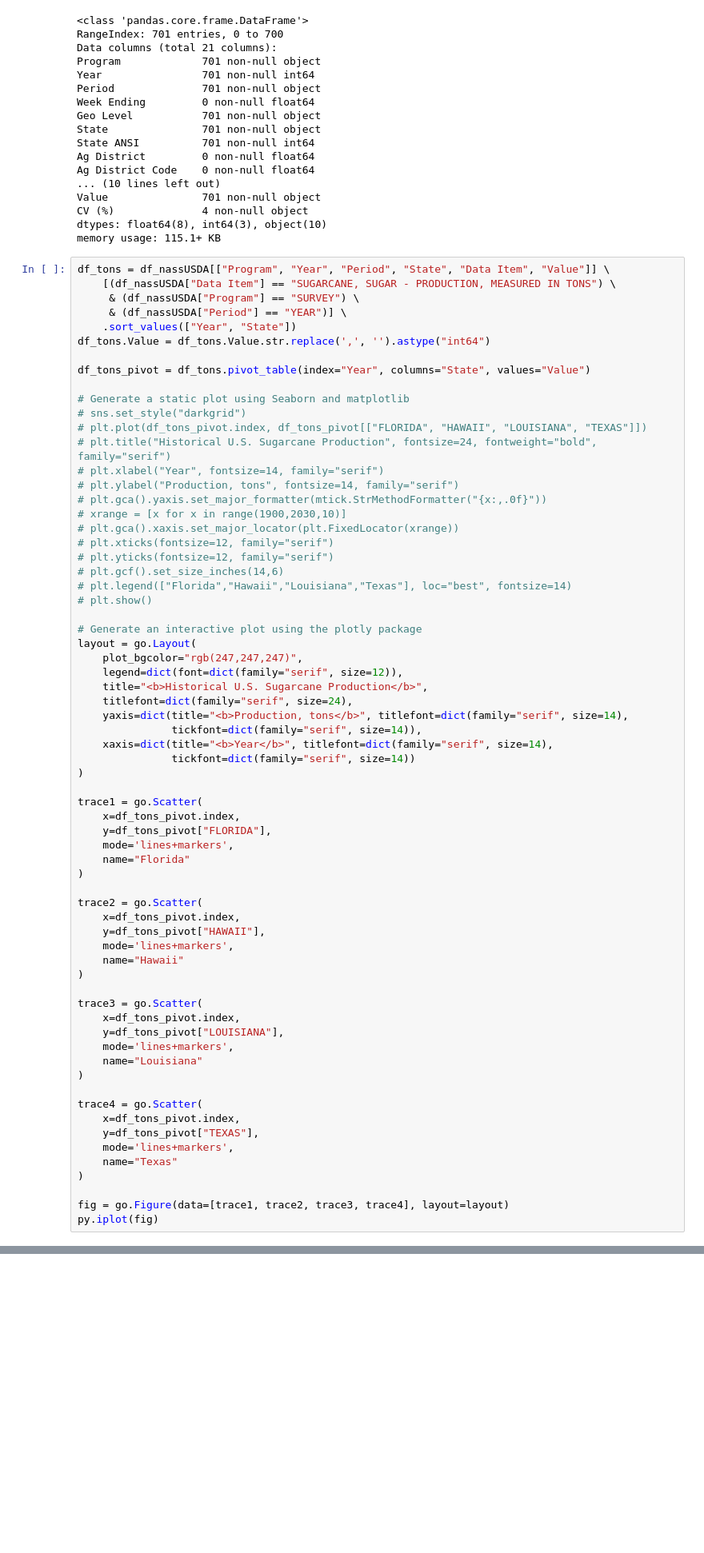
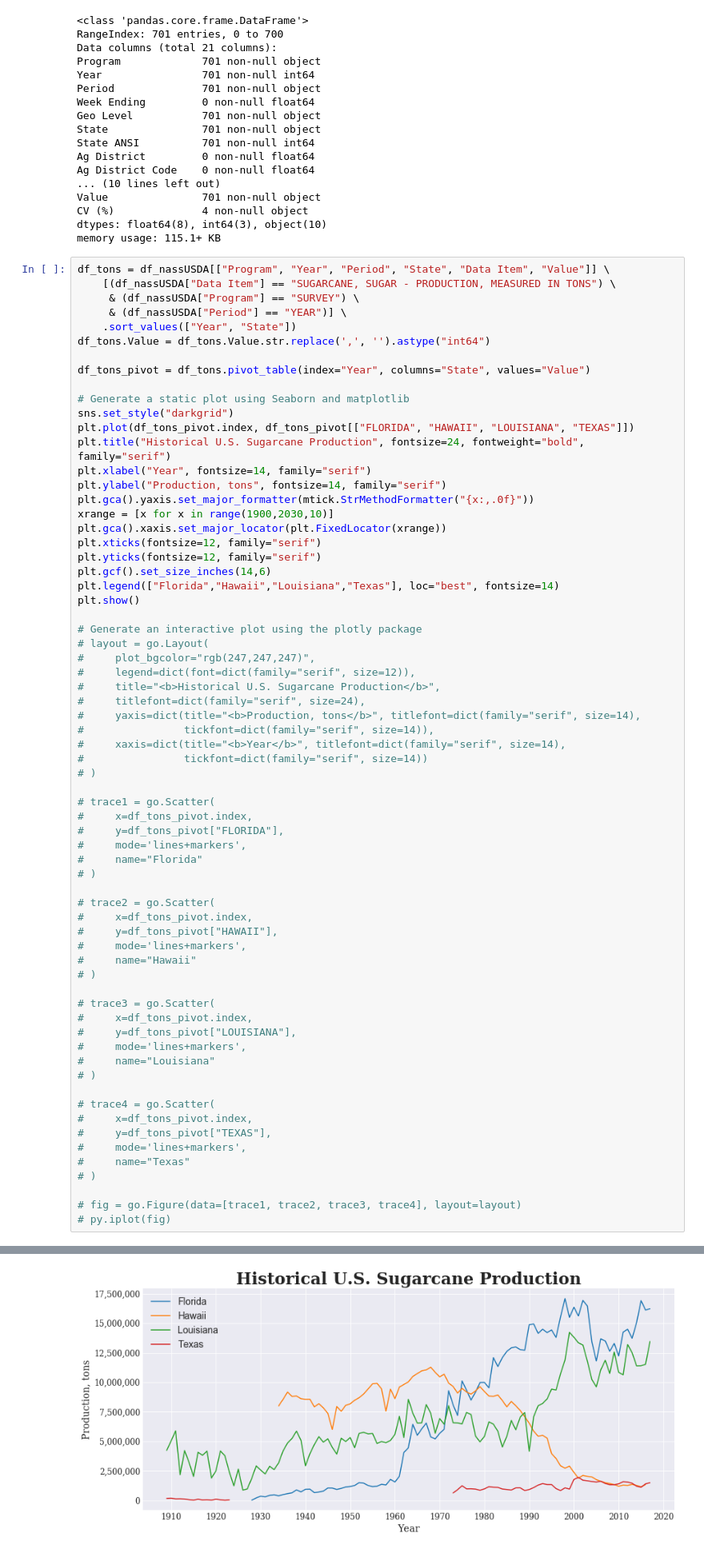
Before and after one commit to jphillips28/predicting-US-sugarcane-production, a Jupyter notebook: US_sugarcane_weather_EDA.ipynb, the cells around one changed output, grey strips where cells are left out. Shown at 80% size. Drawn from its saved outputs; the diff is of its cells as text; blank space fills up the shorter version.

```diff
--- a/US_sugarcane_weather_EDA.ipynb
+++ b/US_sugarcane_weather_EDA.ipynb
@@ -49,60 +49,60 @@ df_tons.Value = df_tons.Value.str.replace(',', '').astype("int64")
 df_tons_pivot = df_tons.pivot_table(index="Year", columns="State", values="Value")
 
 # Generate a static plot using Seaborn and matplotlib
-# sns.set_style("darkgrid")
-# plt.plot(df_tons_pivot.index, df_tons_pivot[["FLORIDA", "HAWAII", "LOUISIANA", "TEXAS"]])
-# plt.title("Historical U.S. Sugarcane Production", fontsize=24, fontweight="bold", family="serif")
-# plt.xlabel("Year", fontsize=14, family="serif")
-# plt.ylabel("Production, tons", fontsize=14, family="serif")
-# plt.gca().yaxis.set_major_formatter(mtick.StrMethodFormatter("{x:,.0f}"))
-# xrange = [x for x in range(1900,2030,10)]
-# plt.gca().xaxis.set_major_locator(plt.FixedLocator(xrange))
-# plt.xticks(fontsize=12, family="serif")
-# plt.yticks(fontsize=12, family="serif")
-# plt.gcf().set_size_inches(14,6)
-# plt.legend(["Florida","Hawaii","Louisiana","Texas"], loc="best", fontsize=14)
-# plt.show()
+sns.set_style("darkgrid")
+plt.plot(df_tons_pivot.index, df_tons_pivot[["FLORIDA", "HAWAII", "LOUISIANA", "TEXAS"]])
+plt.title("Historical U.S. Sugarcane Production", fontsize=24, fontweight="bold", family="serif")
+plt.xlabel("Year", fontsize=14, family="serif")
+plt.ylabel("Production, tons", fontsize=14, family="serif")
+plt.gca().yaxis.set_major_formatter(mtick.StrMethodFormatter("{x:,.0f}"))
+xrange = [x for x in range(1900,2030,10)]
+plt.gca().xaxis.set_major_locator(plt.FixedLocator(xrange))
+plt.xticks(fontsize=12, family="serif")
+plt.yticks(fontsize=12, family="serif")
+plt.gcf().set_size_inches(14,6)
+plt.legend(["Florida","Hawaii","Louisiana","Texas"], loc="best", fontsize=14)
+plt.show()
 
 # Generate an interactive plot using the plotly package
-layout = go.Layout(
-    plot_bgcolor="rgb(247,247,247)",
-    legend=dict(font=dict(family="serif", size=12)),
-    title="<b>Historical U.S. Sugarcane Production</b>",
-    titlefont=dict(family="serif", size=24),
-    yaxis=dict(title="<b>Production, tons</b>", titlefont=dict(family="serif", size=14),
-               tickfont=dict(family="serif", size=14)),
-    xaxis=dict(title="<b>Year</b>", titlefont=dict(family="serif", size=14),
-               tickfont=dict(family="serif", size=14))
-)
+# layout = go.Layout(
+#     plot_bgcolor="rgb(247,247,247)",
+#     legend=dict(font=dict(family="serif", size=12)),
+#     title="<b>Historical U.S. Sugarcane Production</b>",
+#     titlefont=dict(family="serif", size=24),
+#     yaxis=dict(title="<b>Production, tons</b>", titlefont=dict(family="serif", size=14),
+#                tickfont=dict(family="serif", size=14)),
+#     xaxis=dict(title="<b>Year</b>", titlefont=dict(family="serif", size=14),
+#                tickfont=dict(family="serif", size=14))
+# )
 
-trace1 = go.Scatter(
-    x=df_tons_pivot.index,
-    y=df_tons_pivot["FLORIDA"],
-    mode='lines+markers',
-    name="Florida"
-)
+# trace1 = go.Scatter(
+#     x=df_tons_pivot.index,
+#     y=df_tons_pivot["FLORIDA"],
+#     mode='lines+markers',
+#     name="Florida"
+# )
 
-trace2 = go.Scatter(
-    x=df_tons_pivot.index,
-    y=df_tons_pivot["HAWAII"],
-    mode='lines+markers',
-    name="Hawaii"
-)
+# trace2 = go.Scatter(
+#     x=df_tons_pivot.index,
+#     y=df_tons_pivot["HAWAII"],
+#     mode='lines+markers',
+#     name="Hawaii"
+# )
 
-trace3 = go.Scatter(
-    x=df_tons_pivot.index,
-    y=df_tons_pivot["LOUISIANA"],
-    mode='lines+markers',
-    name="Louisiana"
-)
+# trace3 = go.Scatter(
+#     x=df_tons_pivot.index,
+#     y=df_tons_pivot["LOUISIANA"],
+#     mode='lines+markers',
+#     name="Louisiana"
+# )
 
-trace4 = go.Scatter(
-    x=df_tons_pivot.index,
-    y=df_tons_pivot["TEXAS"],
-    mode='lines+markers',
-    name="Texas"
-)
+# trace4 = go.Scatter(
+#     x=df_tons_pivot.index,
+#     y=df_tons_pivot["TEXAS"],
+#     mode='lines+markers',
+#     name="Texas"
+# )
 
-fig = go.Figure(data=[trace1, trace2, trace3, trace4], layout=layout)
-py.iplot(fig)
+# fig = go.Figure(data=[trace1, trace2, trace3, trace4], layout=layout)
+# py.iplot(fig)
 # %% [output]
@@ -109,0 +109 @@ py.iplot(fig)
+[figure, added]
```
Also changed, not shown: parts of 1 cell of this notebook.
